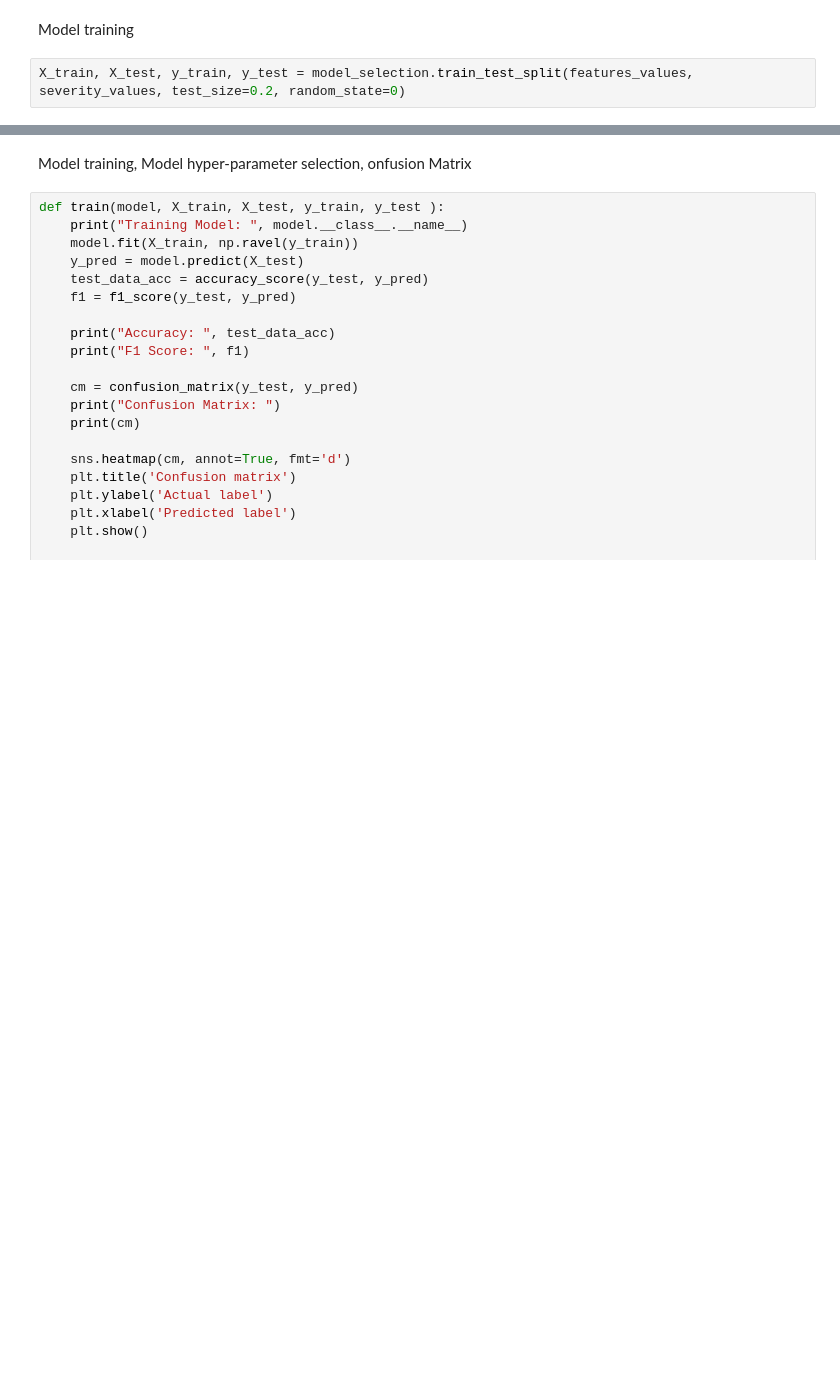
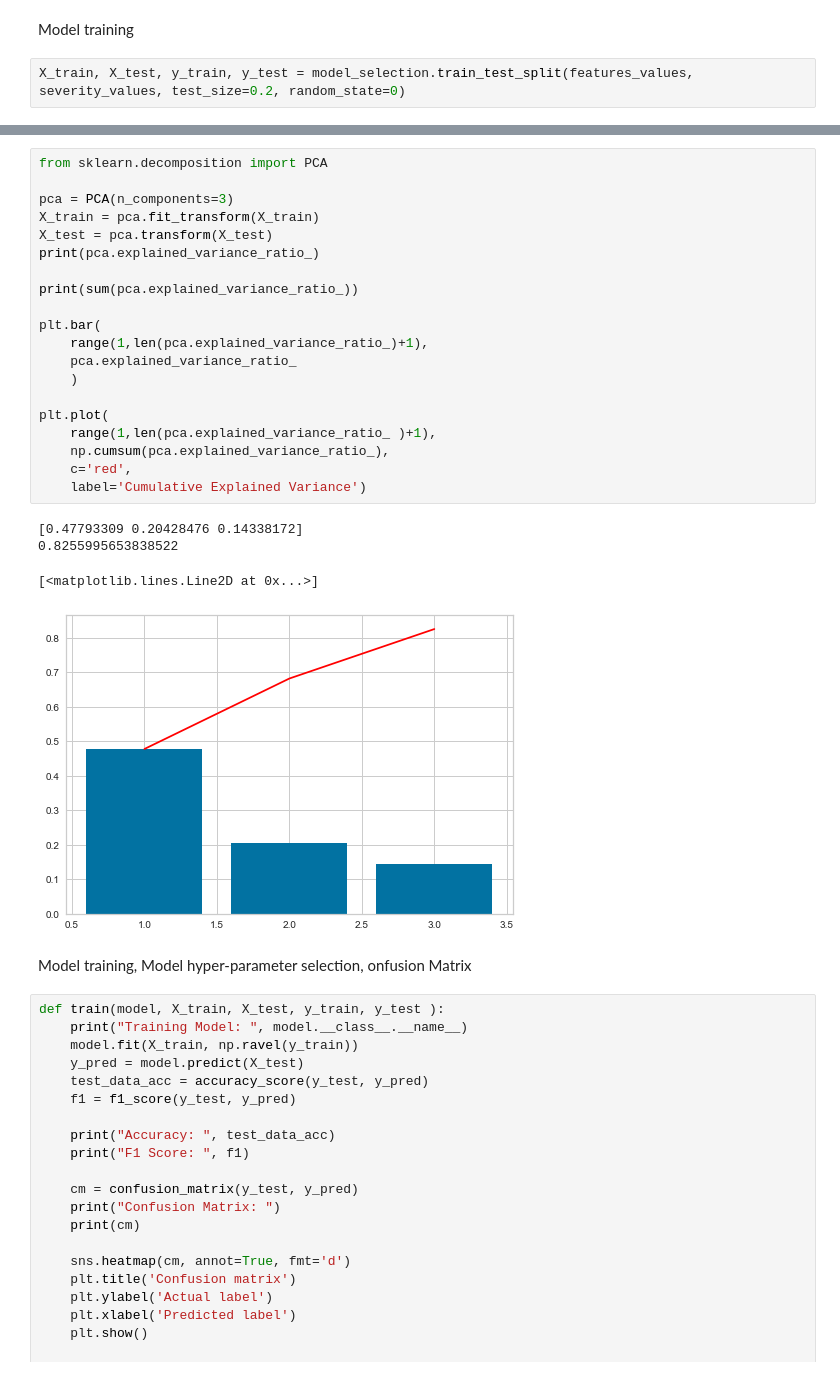
Before and after one commit to TheScorpoi/faa-mammographic, a Jupyter notebook: src/main.ipynb, the cells around one changed output, grey strips where cells are left out. Drawn from its saved outputs; the diff is of its cells as text; blank space fills up the shorter version.

```diff
--- a/src/main.ipynb
+++ b/src/main.ipynb
@@ -181,3 +212,28 @@ X_train, X_test, y_train, y_test = model_selection.train_test_split(features_val
+# %%
+from sklearn.decomposition import PCA
+
+pca = PCA(n_components=3)
+X_train = pca.fit_transform(X_train)
+X_test = pca.transform(X_test)
+print(pca.explained_variance_ratio_)
+
+print(sum(pca.explained_variance_ratio_))
+
+plt.bar(
+    range(1,len(pca.explained_variance_ratio_)+1),
+    pca.explained_variance_ratio_
+    )
+
+plt.plot(
+    range(1,len(pca.explained_variance_ratio_ )+1),
+    np.cumsum(pca.explained_variance_ratio_),
+    c='red',
+    label='Cumulative Explained Variance')
+# %% [output]
+[0.47793309 0.20428476 0.14338172]
+0.8255995653838522
+[<matplotlib.lines.Line2D at 0x...>]
+[figure, added]
 # %% [markdown]
 Model  training, Model hyper-parameter selection, onfusion Matrix
 # %%
```
Also changed, not shown: parts of 15 cells of this notebook, 4 other files.
